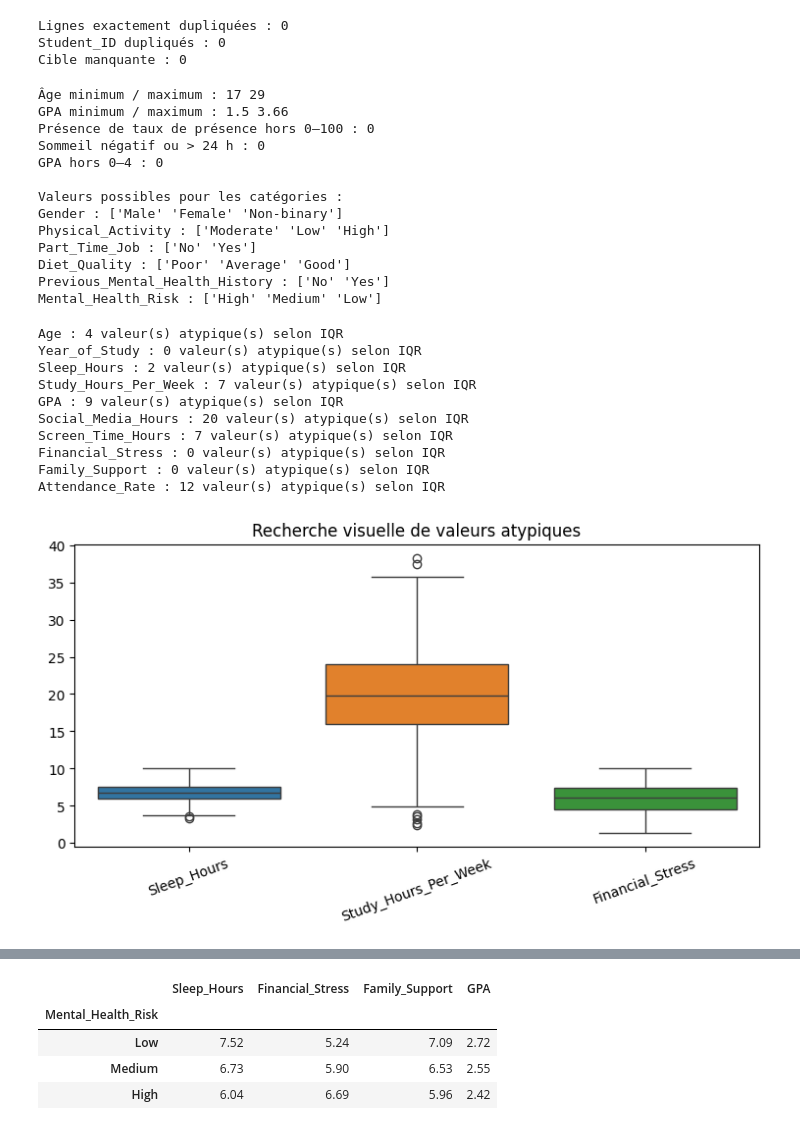
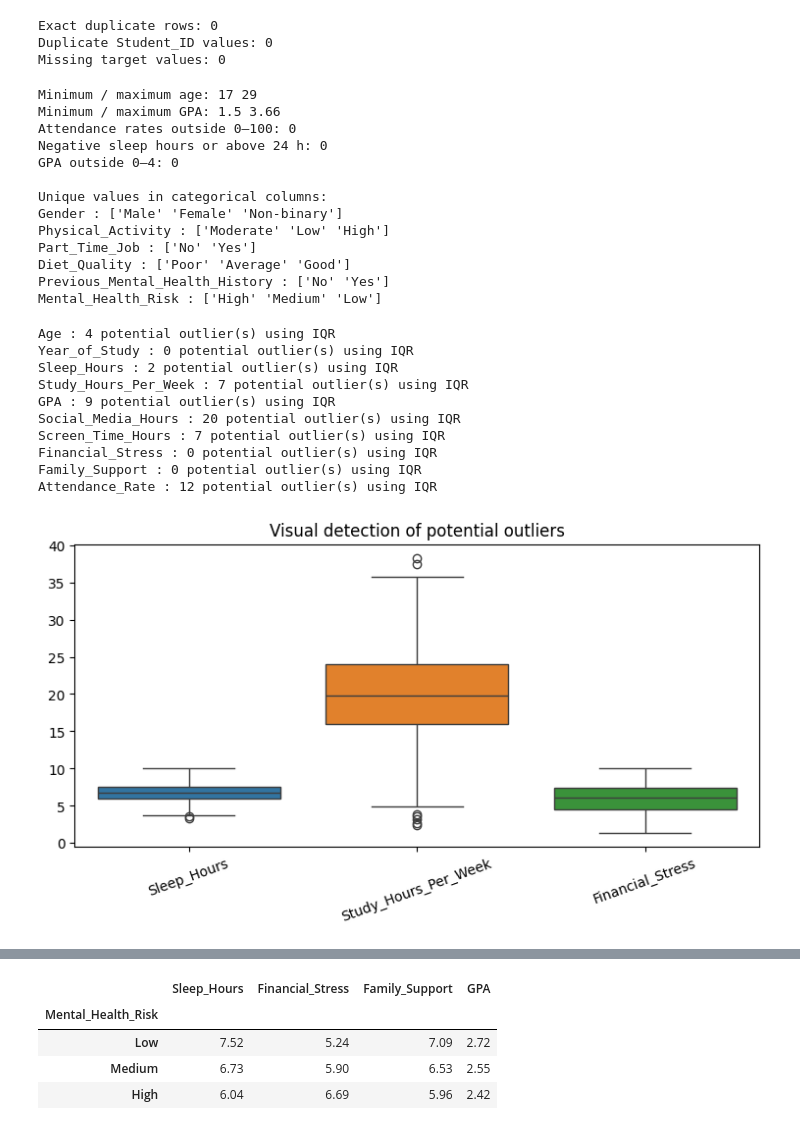
Before and after one commit to zakaryahari/student-mental-health-risk-prediction, a Jupyter notebook: notebooks/01_EDA_Student_Mental_Health.ipynb, the cells around one changed output, grey strips where cells are left out. Saved outputs shown, nothing was run; the diff lists cells and outputs as text; code cells hidden in the pictures.

```diff
--- a/notebooks/01_EDA_Student_Mental_Health.ipynb
+++ b/notebooks/01_EDA_Student_Mental_Health.ipynb
@@ -91,28 +91,28 @@ Lignes comportant au moins une valeur manquante : 394
 # %%
-print("Lignes exactement dupliquées :", df.duplicated().sum())
-print("Student_ID dupliqués :", df["Student_ID"].duplicated().sum())
-print("Cible manquante :", df["Mental_Health_Risk"].isna().sum())
+print("Exact duplicate rows:", df.duplicated().sum())
+print("Duplicate Student_ID values:", df["Student_ID"].duplicated().sum())
+print("Missing target values:", df["Mental_Health_Risk"].isna().sum())
 # %% [output]
-Lignes exactement dupliquées : 0
-Student_ID dupliqués : 0
-Cible manquante : 0
+Exact duplicate rows: 0
+Duplicate Student_ID values: 0
+Missing target values: 0
 # %%
-print("Âge minimum / maximum :", df["Age"].min(), df["Age"].max())
-print("GPA minimum / maximum :", df["GPA"].min(), df["GPA"].max())
-print("Présence de taux de présence hors 0–100 :", ((df["Attendance_Rate"] < 0) | (df["Attendance_Rate"] > 100)).sum())
-print("Sommeil négatif ou > 24 h :", ((df["Sleep_Hours"] < 0) | (df["Sleep_Hours"] > 24)).sum())
-print("GPA hors 0–4 :", ((df["GPA"] < 0) | (df["GPA"] > 4)).sum())
-print("\nValeurs possibles pour les catégories :")
+print("Minimum / maximum age:", df["Age"].min(), df["Age"].max())
+print("Minimum / maximum GPA:", df["GPA"].min(), df["GPA"].max())
+print("Attendance rates outside 0–100:", ((df["Attendance_Rate"] < 0) | (df["Attendance_Rate"] > 100)).sum())
+print("Negative sleep hours or above 24 h:", ((df["Sleep_Hours"] < 0) | (df["Sleep_Hours"] > 24)).sum())
+print("GPA outside 0–4:", ((df["GPA"] < 0) | (df["GPA"] > 4)).sum())
+print("\nUnique values in categorical columns:")
 for col in ["Gender", "Physical_Activity", "Part_Time_Job", "Diet_Quality", "Previous_Mental_Health_History", "Mental_Health_Risk"]:
     print(col, ":", df[col].dropna().unique())
 # %% [output]
-Âge minimum / maximum : 17 29
-GPA minimum / maximum : 1.5 3.66
-Présence de taux de présence hors 0–100 : 0
-Sommeil négatif ou > 24 h : 0
-GPA hors 0–4 : 0
+Minimum / maximum age: 17 29
+Minimum / maximum GPA: 1.5 3.66
+Attendance rates outside 0–100: 0
+Negative sleep hours or above 24 h: 0
+GPA outside 0–4: 0
 
-Valeurs possibles pour les catégories :
+Unique values in categorical columns:
 Gender : ['Male' 'Female' 'Non-binary']
 Physical_Activity : ['Moderate' 'Low' 'High']
 Part_Time_Job : ['No' 'Yes']
@@ -120,35 +120,35 @@ Diet_Quality : ['Poor' 'Average' 'Good']
 Previous_Mental_Health_History : ['No' 'Yes']
 Mental_Health_Risk : ['High' 'Medium' 'Low']
 # %%
-colonnes_numeriques = df.select_dtypes(include="number").columns
+numeric_columns = df.select_dtypes(include="number").columns
 
-for col in colonnes_numeriques:
+for col in numeric_columns:
     q1 = df[col].quantile(0.25)
     q3 = df[col].quantile(0.75)
     iqr = q3 - q1
-    limite_basse = q1 - 1.5 * iqr
-    limite_haute = q3 + 1.5 * iqr
-    nb_outliers = ((df[col] < limite_basse) | (df[col] > limite_haute)).sum()
-    print(col, ":", nb_outliers, "valeur(s) atypique(s) selon IQR")
+    lower_bound = q1 - 1.5 * iqr
+    upper_bound = q3 + 1.5 * iqr
+    outlier_count = ((df[col] < lower_bound) | (df[col] > upper_bound)).sum()
+    print(col, ":", outlier_count, "potential outlier(s) using IQR")
 # %% [output]
-Age : 4 valeur(s) atypique(s) selon IQR
-Year_of_Study : 0 valeur(s) atypique(s) selon IQR
-Sleep_Hours : 2 valeur(s) atypique(s) selon IQR
-Study_Hours_Per_Week : 7 valeur(s) atypique(s) selon IQR
-GPA : 9 valeur(s) atypique(s) selon IQR
-Social_Media_Hours : 20 valeur(s) atypique(s) selon IQR
-Screen_Time_Hours : 7 valeur(s) atypique(s) selon IQR
-Financial_Stress : 0 valeur(s) atypique(s) selon IQR
-Family_Support : 0 valeur(s) atypique(s) selon IQR
-Attendance_Rate : 12 valeur(s) atypique(s) selon IQR
+Age : 4 potential outlier(s) using IQR
+Year_of_Study : 0 potential outlier(s) using IQR
+Sleep_Hours : 2 potential outlier(s) using IQR
+Study_Hours_Per_Week : 7 potential outlier(s) using IQR
+GPA : 9 potential outlier(s) using IQR
+Social_Media_Hours : 20 potential outlier(s) using IQR
+Screen_Time_Hours : 7 potential outlier(s) using IQR
+Financial_Stress : 0 potential outlier(s) using IQR
+Family_Support : 0 potential outlier(s) using IQR
+Attendance_Rate : 12 potential outlier(s) using IQR
 # %%
 plt.figure(figsize=(9, 4))
 sns.boxplot(data=df[["Sleep_Hours", "Study_Hours_Per_Week", "Financial_Stress"]])
-plt.title("Recherche visuelle de valeurs atypiques")
+plt.title("Visual detection of potential outliers")
 plt.xticks(rotation=20)
 plt.show()
 # %% [output]
-[figure, old version]
+[figure, new version]
 # %%
 display(df.describe())
 display(df.describe(include="object"))
```
Also changed, not shown: parts of 12 cells of this notebook.
